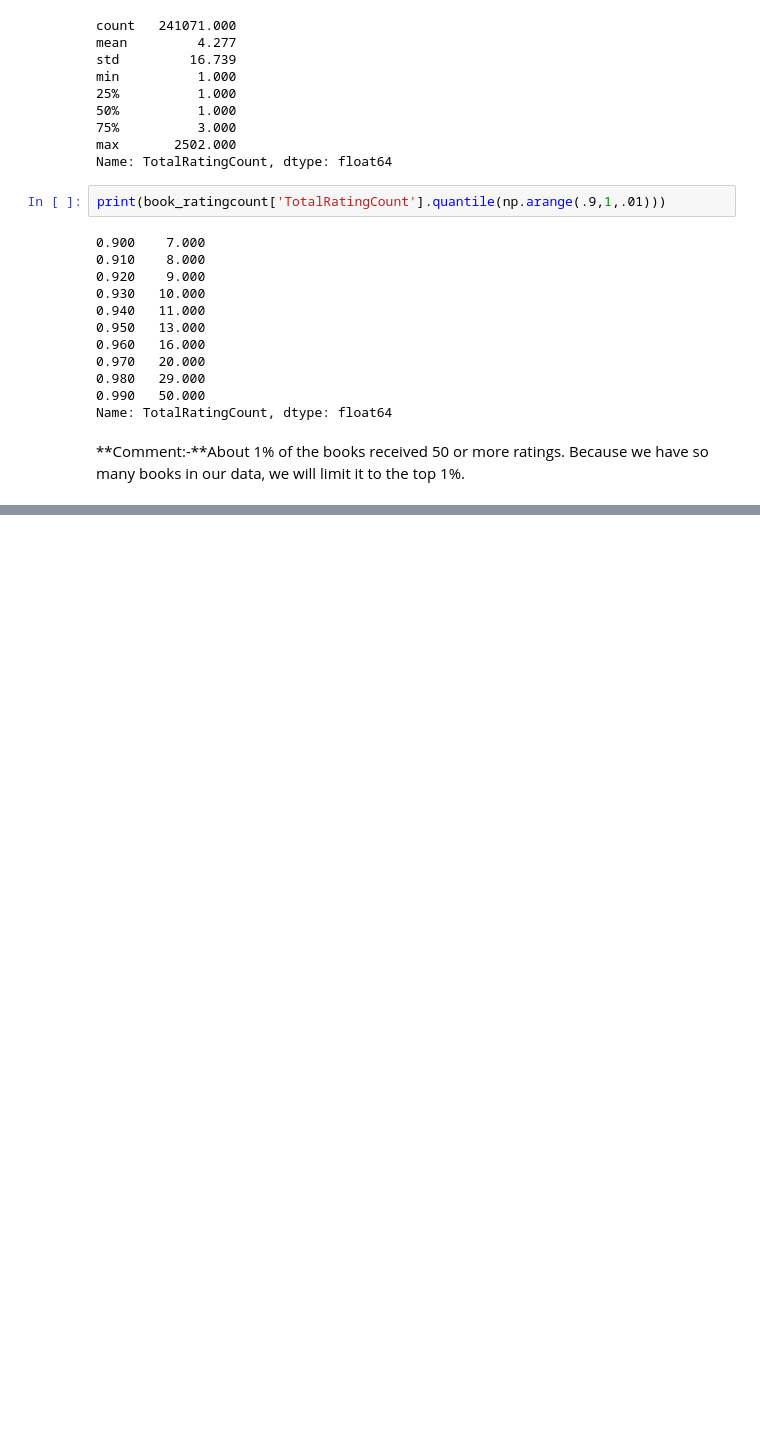
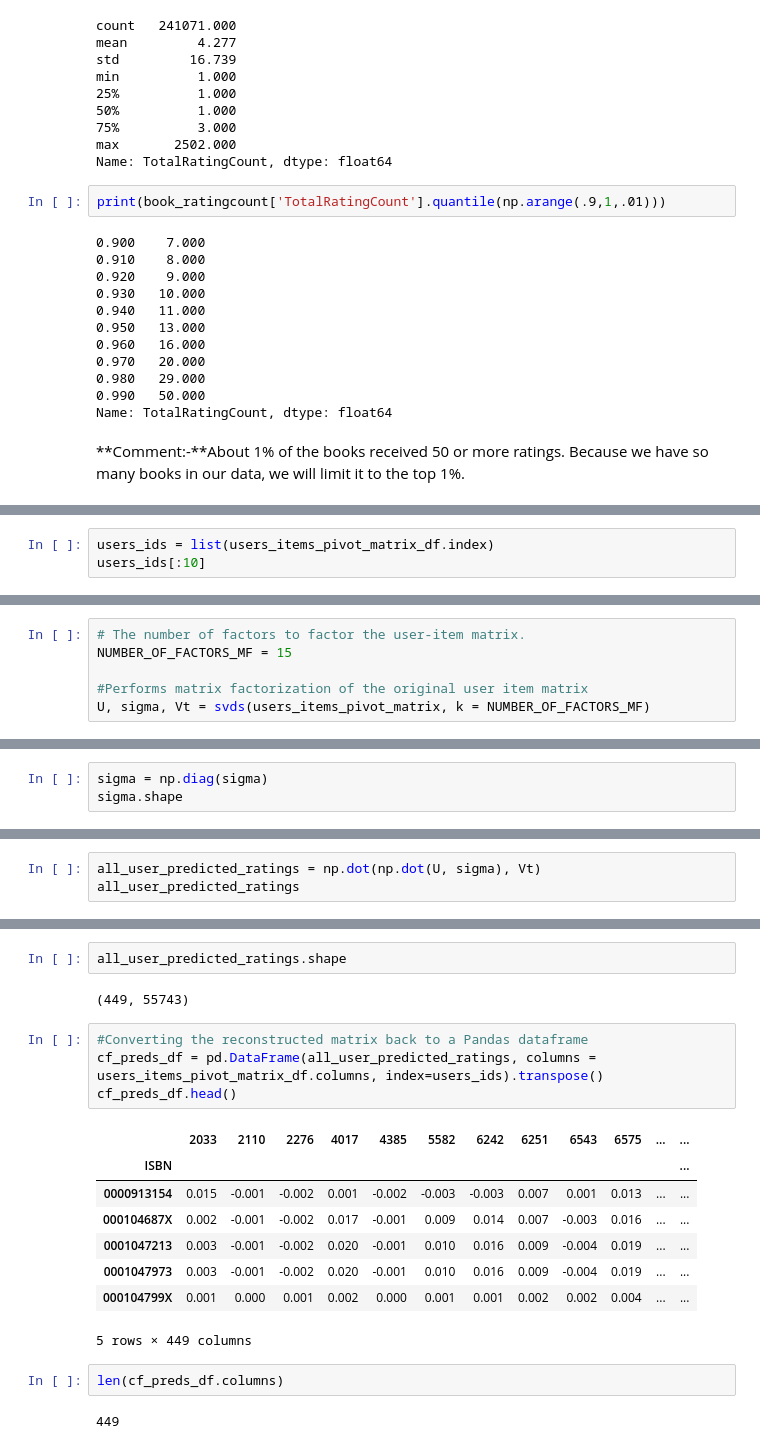
Before and after one commit to KaiwalyaZ/Book-Recommendation-System, a Jupyter notebook: Book_Recommendation_System_Kaiwalya.ipynb, the cells around one changed output, grey strips where cells are left out. Saved outputs shown, nothing was run; the diff lists cells and outputs as text; blank space fills up the shorter version.

```diff
--- a/Book_Recommendation_System_Kaiwalya.ipynb
+++ b/Book_Recommendation_System_Kaiwalya.ipynb
@@ -991,0 +1212,3 @@ Name: TotalRatingCount, dtype: float64
+# %%
+users_ids = list(users_items_pivot_matrix_df.index)
+users_ids[:10]
@@ -991,0 +1220,6 @@ Name: TotalRatingCount, dtype: float64
+# %%
+# The number of factors to factor the user-item matrix.
+NUMBER_OF_FACTORS_MF = 15
+
+#Performs matrix factorization of the original user item matrix
+U, sigma, Vt = svds(users_items_pivot_matrix, k = NUMBER_OF_FACTORS_MF)
@@ -991,0 +1234,3 @@ Name: TotalRatingCount, dtype: float64
+# %%
+sigma = np.diag(sigma)
+sigma.shape
@@ -991,0 +1245,3 @@ Name: TotalRatingCount, dtype: float64
+# %%
+all_user_predicted_ratings = np.dot(np.dot(U, sigma), Vt)
+all_user_predicted_ratings
@@ -991,0 +1262,21 @@ Name: TotalRatingCount, dtype: float64
+# %%
+all_user_predicted_ratings.shape
+# %% [output]
+(449, 55743)
+# %%
+#Converting the reconstructed matrix back to a Pandas dataframe
+cf_preds_df = pd.DataFrame(all_user_predicted_ratings, columns = users_items_pivot_matrix_df.columns, index=users_ids).transpose()
+cf_preds_df.head()
+# %% [output]
+|  | 2033 | 2110 | 2276 | 4017 | 4385 | 5582 | 6242 | 6251 | 6543 | 6575 | ... | ... |
+| ISBN |  |  |  |  |  |  |  |  |  |  |  | ... |
+| 0000913154 | 0.015 | -0.001 | -0.002 | 0.001 | -0.002 | -0.003 | -0.003 | 0.007 | 0.001 | 0.013 | ... | ... |
+| 000104687X | 0.002 | -0.001 | -0.002 | 0.017 | -0.001 | 0.009 | 0.014 | 0.007 | -0.003 | 0.016 | ... | ... |
+| 0001047213 | 0.003 | -0.001 | -0.002 | 0.020 | -0.001 | 0.010 | 0.016 | 0.009 | -0.004 | 0.019 | ... | ... |
+| 0001047973 | 0.003 | -0.001 | -0.002 | 0.020 | -0.001 | 0.010 | 0.016 | 0.009 | -0.004 | 0.019 | ... | ... |
+| 000104799X | 0.001 | 0.000 | 0.001 | 0.002 | 0.000 | 0.001 | 0.001 | 0.002 | 0.002 | 0.004 | ... | ... |
+5 rows × 449 columns
+# %%
+len(cf_preds_df.columns)
+# %% [output]
+449
```
Also changed, not shown: parts of 41 cells of this notebook.
